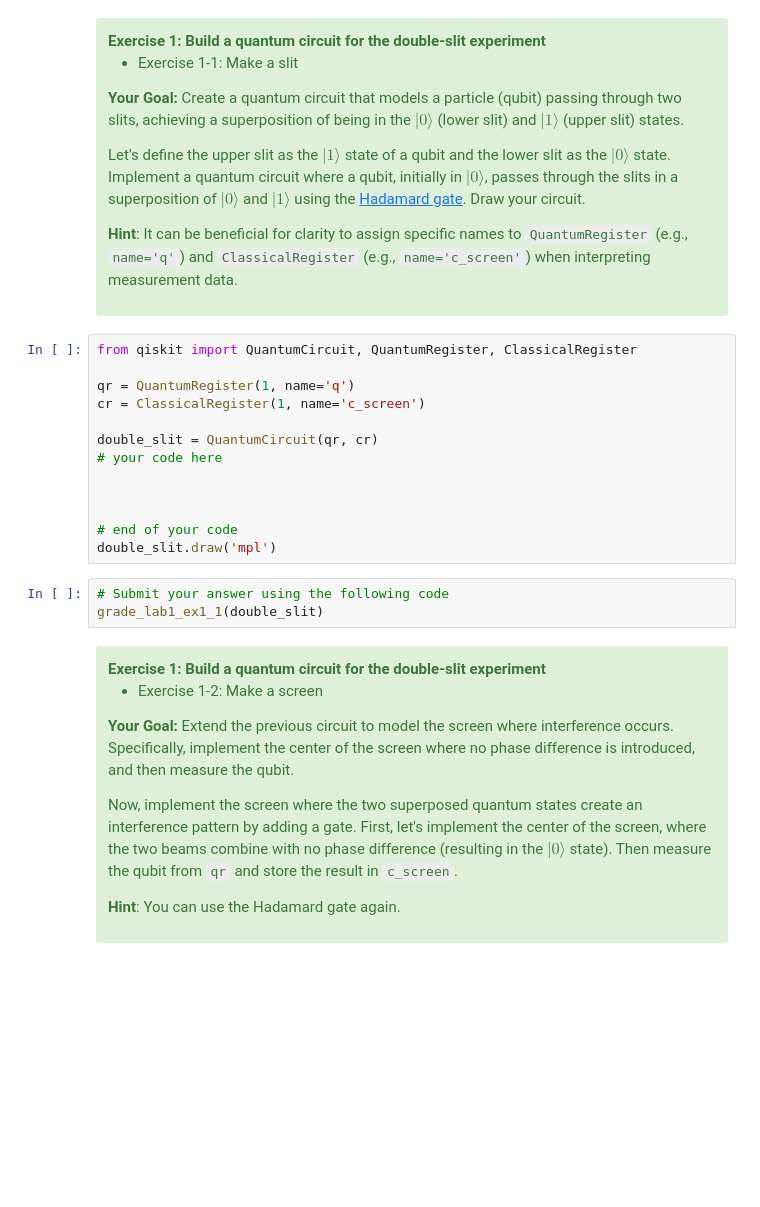
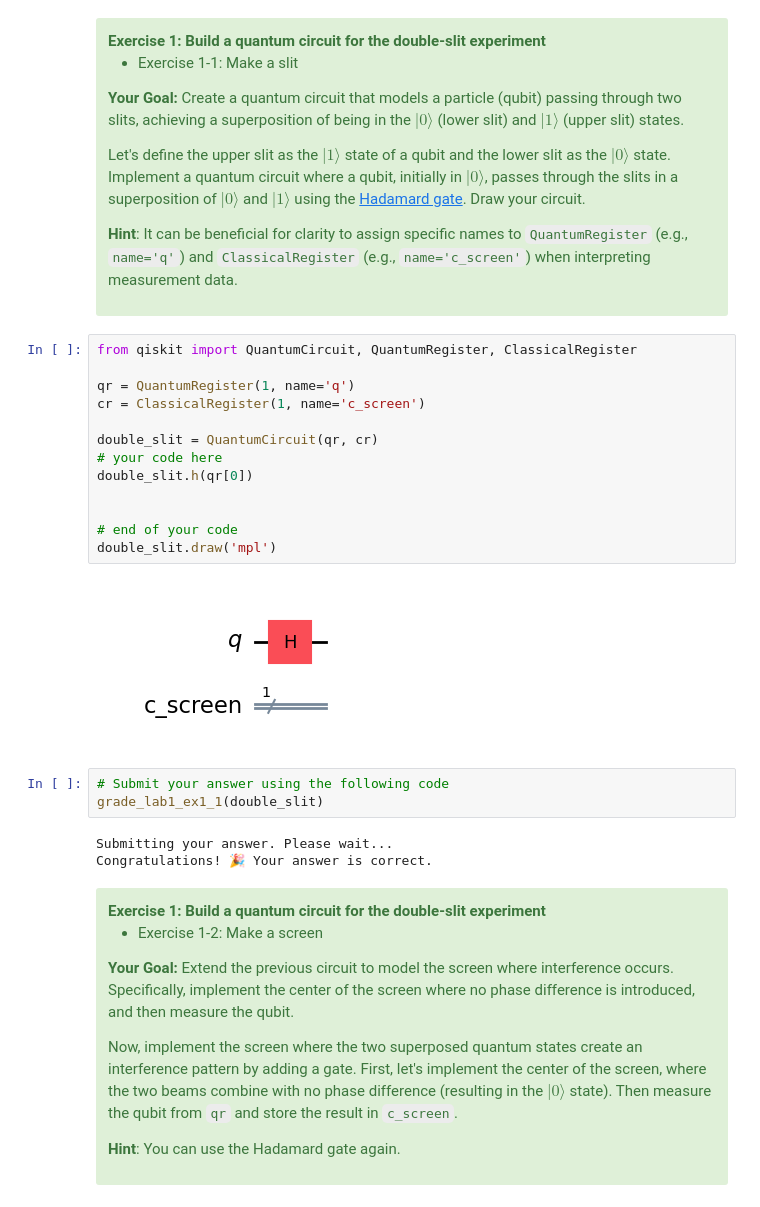
Before and after one commit to saxenaprajjwal/QGSS_2025, a Jupyter notebook: lab1.ipynb, the cells around one changed output. Drawn from its saved outputs; the diff is of its cells as text; blank space fills up the shorter version.

```diff
--- a/lab1.ipynb
+++ b/lab1.ipynb
@@ -149,19 +130,24 @@ $|1\rangle$ state of a qubit and the lower slit as the $|0\rangle$ state. Implem
 # %%
 from qiskit import QuantumCircuit, QuantumRegister, ClassicalRegister
 
 qr = QuantumRegister(1, name='q')
 cr = ClassicalRegister(1, name='c_screen')
 
 double_slit = QuantumCircuit(qr, cr)
 # your code here
-
+double_slit.h(qr[0])
 
 
 # end of your code
 double_slit.draw('mpl')
+# %% [output]
+[figure, added]
 # %%
 # Submit your answer using the following code
 grade_lab1_ex1_1(double_slit)
+# %% [output]
+Submitting your answer. Please wait...
+Congratulations! 🎉 Your answer is correct.
 # %% [markdown]
 <div class="alert alert-block alert-success">
 <b>Exercise 1: Build a quantum circuit for the double-slit experiment</b>
```
Also changed, not shown: parts of 17 cells of this notebook.
